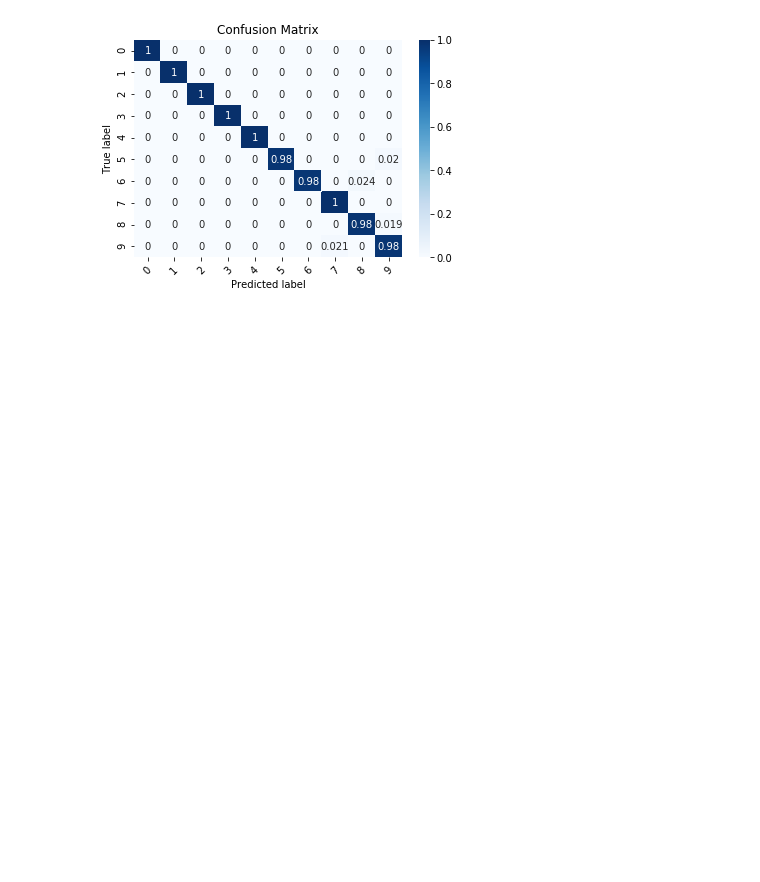
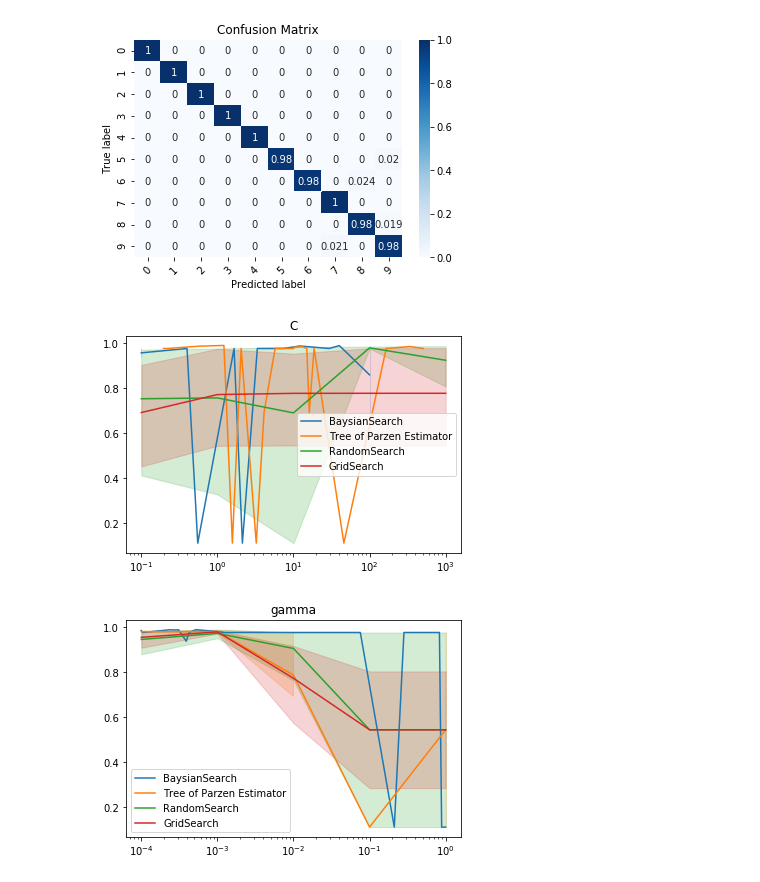
Before and after one commit to tonianelope/Hyper-Parameter-Tuning, a Jupyter notebook: HPT_core/hpt-SVC-example.ipynb, the cells around one changed output. Saved outputs shown, nothing was run; the diff lists cells and outputs as text; code cells hidden in the pictures; blank space fills up the shorter version.

```diff
--- a/HPT_core/hpt-SVC-example.ipynb
+++ b/HPT_core/hpt-SVC-example.ipynb
@@ -130,3 +130,15 @@ for r in all_results[0]:
 [figure]
 [figure]
 [figure]
+# %%
+for param in ['C', 'gamma']:
+    fig, ax = plt.subplots()
+    ax.set_xscale('log')
+    for r in all_results[0]:
+
+        if r[HPT_METHOD]=='Baseline': continue
+        ax = sns.lineplot(x='param_'+param, y='mean_test_score', data=r[INNER_RES], label=r[HPT_METHOD])
+        ax.set_title(param)
+# %% [output]
+[figure, added]
+[figure, added]
```
Also changed, not shown: parts of 1 cell of this notebook, 4 other files.
